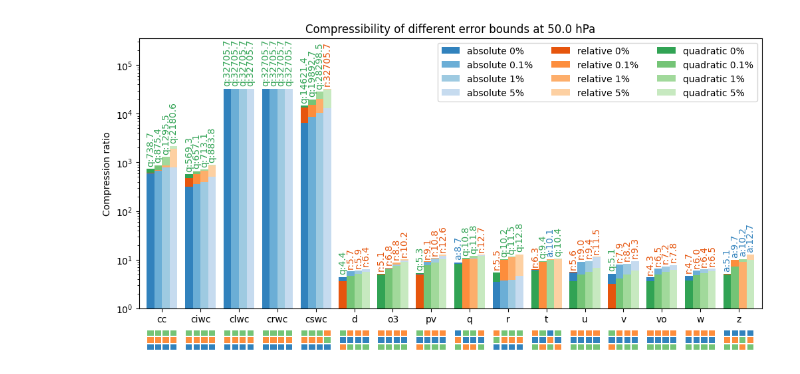
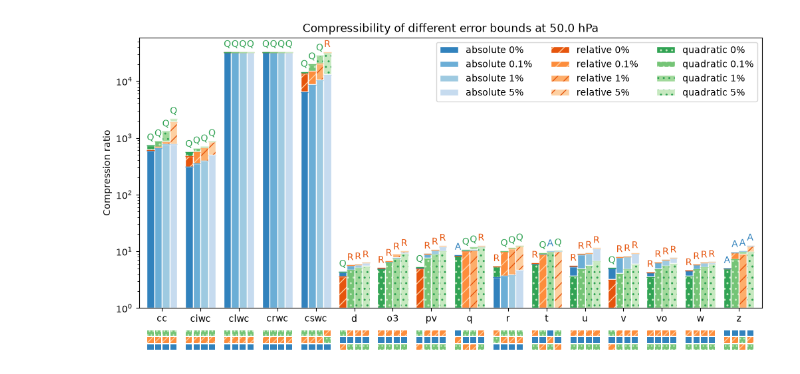
Before and after one commit to juntyr/era5-ensemble-compression-tolerance, a Jupyter notebook: compression-ratio-plots.ipynb, the cells around one changed output. Cells and saved outputs as stored; diff of their text form; code cells hidden in the pictures.

```diff
--- a/compression-ratio-plots.ipynb
+++ b/compression-ratio-plots.ipynb
@@ -22,11 +22,13 @@ variables = list(compression_ratios_single["name"].unique())
 percentiles = list(compression_ratios_single["percentile"].unique())
 kinds = list(compression_ratios_single["kind"].unique())
 colours = [tab20c[0], tab20c[4 + 2], tab20c[8 + 1]]
+hatches = [None, "/", "."]
+hatchcolors = [tab20c[0 + 3], tab20c[4 + 0], tab20c[8 + 3]]
 
 for i, percentile in enumerate(percentiles):
     base = 0
 
-    for j, (kind, c) in enumerate(zip(kinds, colours)):
+    for j, (kind, c, h, hc) in enumerate(zip(kinds, colours, hatches, hatchcolors)):
         count = 0
         for v in variables:
             count += (
@@ -49,7 +51,16 @@ for i, percentile in enumerate(percentiles):
             count / len(variables),
             bottom=base / len(variables),
             color=c,
+            hatch=h,
+            hatchcolor=hc,
         )
+        if j < 2:
+            ax.plot(
+                [i - 0.4, i + 0.4],
+                [(base + count) / len(variables)] * 2,
+                c="white",
+                solid_capstyle="butt",
+            )
 
         ax.text(
             i,
@@ -150,16 +161,28 @@ for level in levels:
             label=f"absolute {np.format_float_positional(p * 100, trim='-', precision=1)}%",
             bottom=[csor[i - 1] for csor, i in zip(cr_sor, cr_idx[:, 1])],
             color=tab20c[0 + j],
+            edgecolor="white",
         )
         abs_handles.append(rects)
+        for k, csor, i in zip(range(len(x)), cr_sor, cr_idx[:, 1]):
+            ax.hlines(
+                csor[i],
+                x[k] + offset - width / 2,
+                x[k] + offset + width / 2,
+                color=tab20c[0 + j],
+                alpha=1.0,
+                capstyle="butt",
+                offsets=(0, -0.5),
+                lw=1,
+                zorder=5 + i,
+            )
         ax.bar_label(
             rects,
             labels=[
-                f"a:{np.round(csor[i], 1)}" if i == (cr_idx.shape[1] - 2) else ""
+                "A" if i == (cr_idx.shape[1] - 2) else ""
                 for csor, i in zip(cr_sor, cr_idx[:, 1])
             ],
             padding=3,
-            rotation="vertical",
             color=tab20c[0],
         )
 
@@ -178,16 +201,30 @@ for level in levels:
             label=f"relative {np.format_float_positional(p * 100, trim='-', precision=1)}%",
             bottom=[csor[i - 1] for csor, i in zip(cr_sor, cr_idx[:, 2])],
             color=tab20c[4 + j],
+            edgecolor="white",
+            hatch="//",
+            hatchcolor=tab20c[4 + [3, 3, 0, 0][j]],
         )
         rel_handles.append(rects)
+        for k, csor, i in zip(range(len(x)), cr_sor, cr_idx[:, 2]):
+            ax.hlines(
+                csor[i],
+                x[k] + offset - width / 2,
+                x[k] + offset + width / 2,
+                color=tab20c[4 + j],
+                alpha=1.0,
+                capstyle="butt",
+                offsets=(0, -0.5),
+                lw=1.0,
+                zorder=5 + i,
+            )
         ax.bar_label(
             rects,
             labels=[
-                f"r:{np.round(csor[i], 1)}" if i == (cr_idx.shape[1] - 2) else ""
+                "R" if i == (cr_idx.shape[1] - 2) else ""
                 for csor, i in zip(cr_sor, cr_idx[:, 2])
             ],
             padding=3,
-            rotation="vertical",
             color=tab20c[4],
         )
 
@@ -197,6 +234,8 @@ for level in levels:
             width * 0.8,
             bottom=cr_idx[:, 2] - 0.9,
             color=tab20c[4 + 1],
+            hatch="///",
+            hatchcolor=tab20c[4 + 3],
         )
 
         rects = ax.bar(
@@ -206,52 +245,76 @@ for level in levels:
             label=f"quadratic {np.format_float_positional(p * 100, trim='-', precision=1)}%",
             bottom=[csor[i - 1] for csor, i in zip(cr_sor, cr_idx[:, 3])],
             color=tab20c[8 + j],
+            edgecolor="white",
+            hatch="..",
+            hatchcolor=tab20c[8 + [3, 3, 0, 0][j]],
         )
         qua_handles.append(rects)
+        for k, csor, i in zip(range(len(x)), cr_sor, cr_idx[:, 3]):
+            ax.hlines(
+                csor[i],
+                x[k] + offset - width / 2,
+                x[k] + offset + width / 2,
+                color=tab20c[8 + j],
+                alpha=1.0,
+                capstyle="butt",
+                offsets=(0, -0.5),
+                lw=1.0,
+                zorder=5 + i,
+            )
         ax.bar_label(
             rects,
             labels=[
-                f"q:{np.round(csor[i], 1)}" if i == (cr_idx.shape[1] - 2) else ""
+                "Q" if i == (cr_idx.shape[1] - 2) else ""
                 for csor, i in zip(cr_sor, cr_idx[:, 3])
             ],
             padding=3,
-            rotation="vertical",
             color=tab20c[8],
         )
 
         axt.bar(
             x + offset,
             0.8,
             width * 0.8,
             bottom=cr_idx[:, 3] - 0.9,
             color=tab20c[8 + 1],
+            hatch="...",
+            hatchcolor=tab20c[8 + 3],
         )
 
         multiplier += 1
 
-    if level in ["1000.0hPa", "850.0hPa"]:
-        ax.set_ylim(ax.get_ylim()[0], ax.get_ylim()[1] * 1.085)
-    else:
-        ax.set_yscale("log")
-        ax.set_ylim(
-            ax.get_ylim()[0], ax.get_ylim()[1] * (6.0 if level == "500.0 hPa" else 11.0)
-        )
+    ax.set_yscale(
+        {
+            "1000.0hPa": "linear",
+            "850.0hPa": "linear",
+            "500.0hPa": "log",
+            "50.0hPa": "log",
+        }[level]
+    )
+    ax.set_ylim(
+        ax.get_ylim()[0],
+        ax.get_ylim()[1]
+        * {"1000.0hPa": 1.0075, "850.0hPa": 1.0075, "500.0hPa": 1.1, "50.0hPa": 1.8}[
+            level
+        ],
+    )
 
     ax.set_ylabel("Compression ratio")
     ax.set_title(
         f"Compressibility of different error bounds at {level.replace('0hPa', '0 hPa')}"
     )
     ax.set_xticks(x + width, variables)
     ax.set_xlim(-0.4, len(variables) - 0.2)
     ax.legend(handles=abs_handles + rel_handles + qua_handles, ncol=3)
 
     axt.set_xlim(-0.4, len(variables) - 0.2)
     axt.set_ylim(0, 3)
     axt.set_xticks([])
     axt.set_yticks([])
     axt.set_axis_off()
 
     plt.show()
     fig.savefig(plots / f"pressure-{level.replace(' ', '')}.pdf")
 # %% [output]
-[figure, old version]
+[figure, new version]
```
Also changed, not shown: parts of 2 cells of this notebook, 2 other files.
